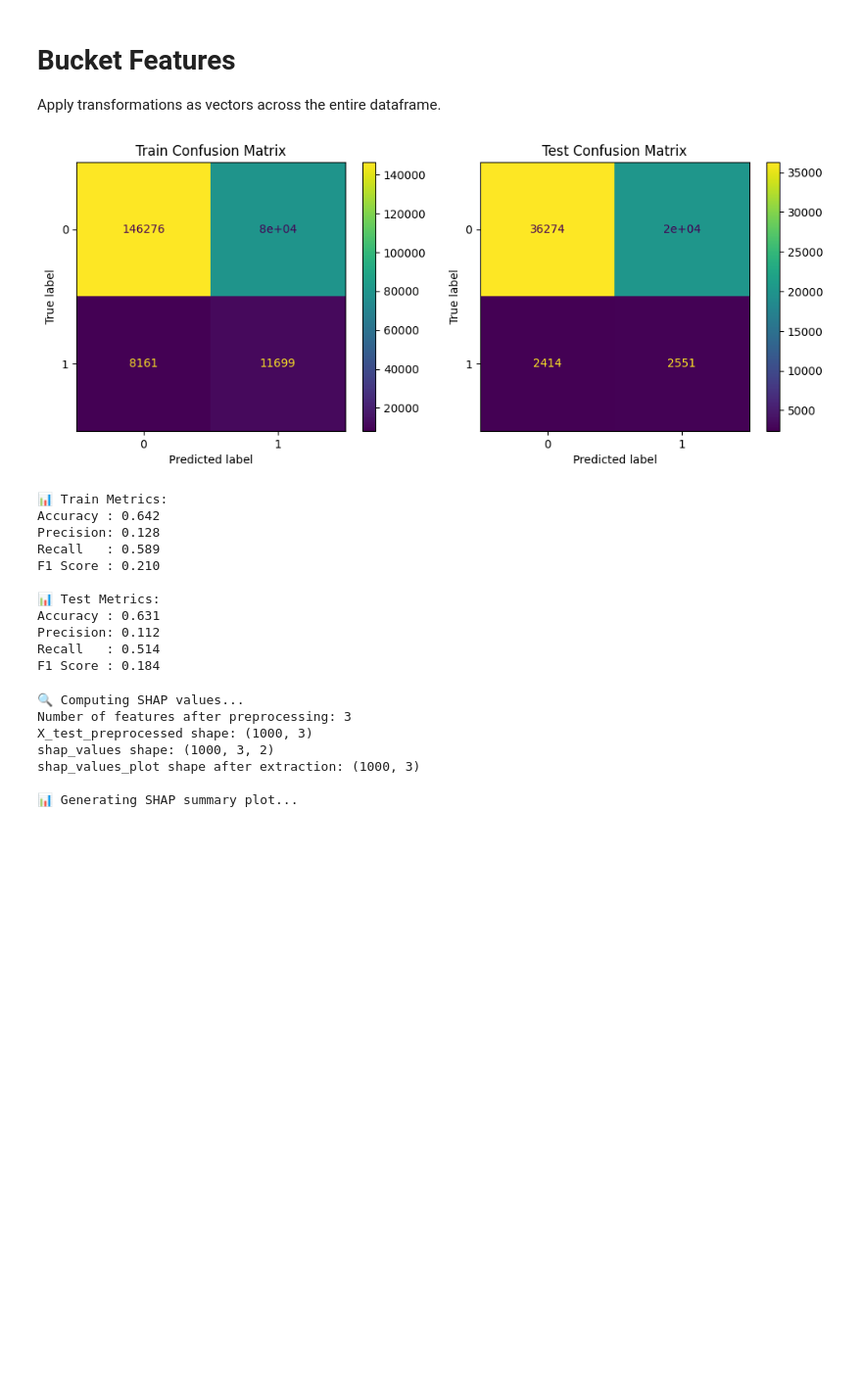
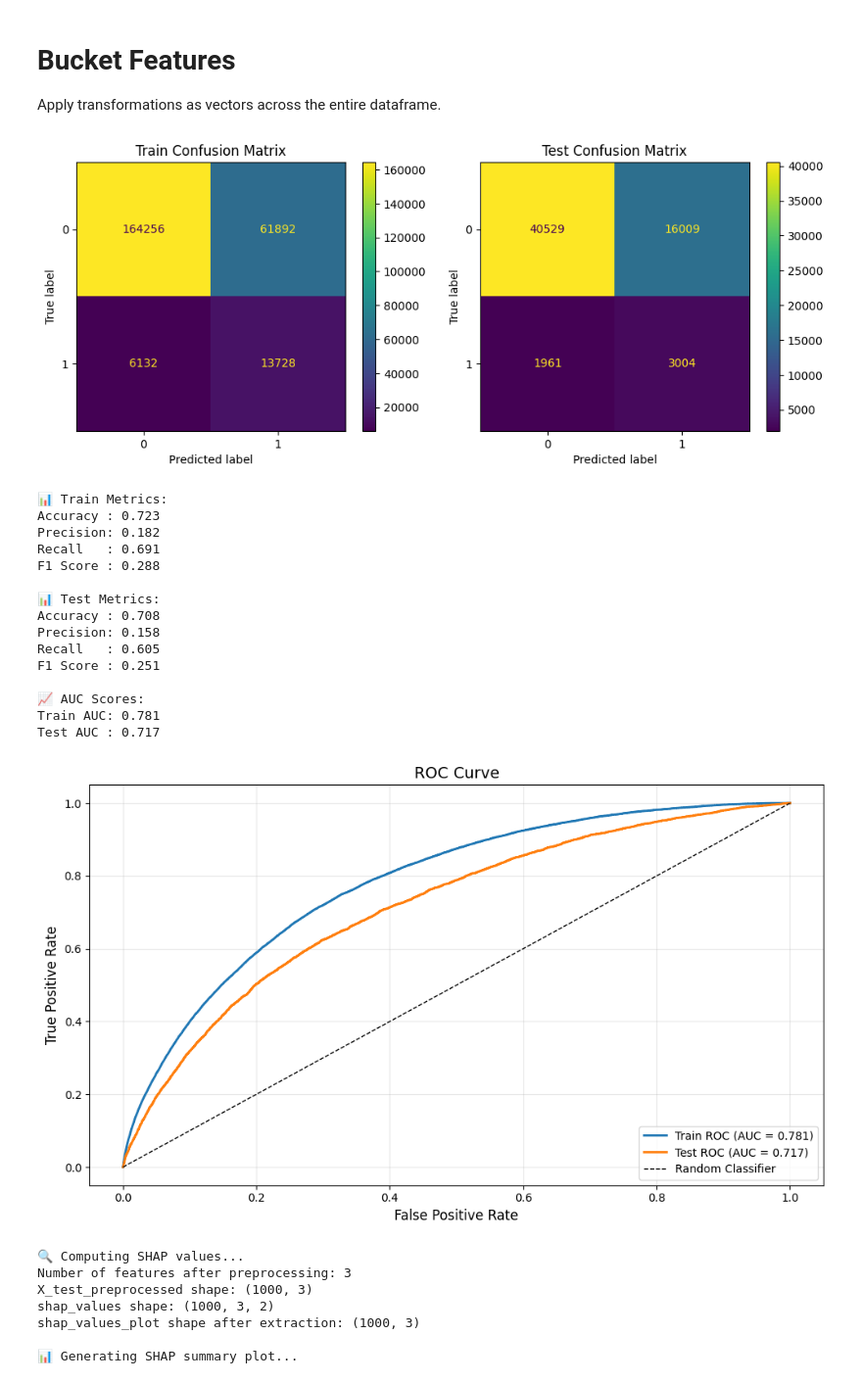
Before and after one commit to caseywhorton/homecredit, a Jupyter notebook: notebooks/preprocessing_model_fit.ipynb, the cells around one changed output. Shown at 98% size. Drawn from its saved outputs; the diff is of its cells as text; code cells hidden in the pictures; blank space fills up the shorter version.

Commit message:
updates to train

```diff
--- a/notebooks/preprocessing_model_fit.ipynb
+++ b/notebooks/preprocessing_model_fit.ipynb
@@ -368,6 +427,12 @@ np.int64(96391)
 # Bucket Features
 
 Apply transformations as vectors across the entire dataframe.
+# %%
+df['LTV'] = df['AMT_CREDIT']/df['AMT_GOODS_PRICE']
+df['DTI'] = df['AMT_ANNUITY']/df['AMT_INCOME_TOTAL']
+df['Employed/Birth'] = df['DAYS_EMPLOYED']/df['DAYS_BIRTH']
+df['Flag_Greater_30'] = (df['DAYS_BIRTH']/-365.25).apply(lambda x: 1 if x > 30 else 0)
+df['Flag_Employment_Greater_5'] = (df['DAYS_EMPLOYED']/-365.25).apply(lambda x: 1 if x > 5 else 0)
 # %%
 #OCCUPATION_TYPE
 df['OCCUPATION_TYPE'] = df.OCCUPATION_TYPE.fillna("Unknown")
@@ -466,6 +531,8 @@ from sklearn.compose import ColumnTransformer
 from sklearn.preprocessing import StandardScaler, OneHotEncoder
 from sklearn.impute import SimpleImputer
 from sklearn.ensemble import RandomForestClassifier
+from sklearn.datasets import make_classification
+from sklearn.metrics import confusion_matrix, ConfusionMatrixDisplay
 
 
 #df = df.dropna().reset_index(drop=True)
@@ -494,7 +561,8 @@ categorical_transformer = Pipeline(steps=[
 # Combine preprocessing
 preprocessor = ColumnTransformer(
     transformers=[
-        ('num', numeric_transformer, numeric_features)
+        ('num', numeric_transformer, numeric_features),
+        ('cat', categorical_transformer, categorical_features)
     ]
 )
 
@@ -513,45 +581,84 @@ model.fit(X_train, y_train)
 # Predictions
 y_train_pred = model.predict(X_train)
 y_test_pred = model.predict(X_test)
 
 # Confusion matrices
 fig, ax = plt.subplots(1, 2, figsize=(10, 4))
 
 ConfusionMatrixDisplay(confusion_matrix(y_train, y_train_pred),
                        display_labels=model.classes_).plot(ax=ax[0])
 ax[0].set_title("Train Confusion Matrix")
 
 ConfusionMatrixDisplay(confusion_matrix(y_test, y_test_pred),
                        display_labels=model.classes_).plot(ax=ax[1])
 ax[1].set_title("Test Confusion Matrix")
 
 plt.tight_layout()
 plt.show()
 from sklearn.metrics import accuracy_score, classification_report
 
 # Evaluate
 def evaluate(y_true, y_pred, dataset_name):
     print(f"\n📊 {dataset_name} Metrics:")
     print(f"Accuracy : {accuracy_score(y_true, y_pred):.3f}")
     print(f"Precision: {precision_score(y_true, y_pred):.3f}")
     print(f"Recall   : {recall_score(y_true, y_pred):.3f}")
     print(f"F1 Score : {f1_score(y_true, y_pred):.3f}")
 
 evaluate(y_train, y_train_pred, "Train")
 evaluate(y_test, y_test_pred, "Test")
+
+# ROC and AUC Calculation
+from sklearn.metrics import roc_curve, auc, roc_auc_score
+import matplotlib.pyplot as plt
+
+# Get probability predictions for the positive class
+y_train_proba = model.predict_proba(X_train)[:, 1]
+y_test_proba = model.predict_proba(X_test)[:, 1]
+
+# Calculate ROC curve
+fpr_train, tpr_train, _ = roc_curve(y_train, y_train_proba)
+fpr_test, tpr_test, _ = roc_curve(y_test, y_test_proba)
+
+# Calculate AUC
+auc_train = roc_auc_score(y_train, y_train_proba)
+auc_test = roc_auc_score(y_test, y_test_proba)
+
+# Print AUC scores
+print(f"\n📈 AUC Scores:")
+print(f"Train AUC: {auc_train:.3f}")
+print(f"Test AUC : {auc_test:.3f}")
+
+# Plot ROC curves
+plt.figure(figsize=(10, 6))
+plt.plot(fpr_train, tpr_train, label=f'Train ROC (AUC = {auc_train:.3f})', linewidth=2)
+plt.plot(fpr_test, tpr_test, label=f'Test ROC (AUC = {auc_test:.3f})', linewidth=2)
+plt.plot([0, 1], [0, 1], 'k--', label='Random Classifier', linewidth=1)
+plt.xlabel('False Positive Rate', fontsize=12)
+plt.ylabel('True Positive Rate', fontsize=12)
+plt.title('ROC Curve', fontsize=14)
+plt.legend(loc='lower right', fontsize=10)
+plt.grid(alpha=0.3)
+plt.tight_layout()
+plt.show()
 # %% [output]
-[figure, old version]
+[figure, new version]
 📊 Train Metrics:
-Accuracy : 0.642
-Precision: 0.128
-Recall   : 0.589
-F1 Score : 0.210
+Accuracy : 0.723
+Precision: 0.182
+Recall   : 0.691
+F1 Score : 0.288
 
 📊 Test Metrics:
-Accuracy : 0.631
-Precision: 0.112
-Recall   : 0.514
-F1 Score : 0.184
+Accuracy : 0.708
+Precision: 0.158
+Recall   : 0.605
+F1 Score : 0.251
+
+📈 AUC Scores:
+Train AUC: 0.781
+Test AUC : 0.717
+[figure, added]
 # %%
 # ========================================
 # SHAP Analysis
```
Also changed, not shown: parts of 2 cells of this notebook, 4 other files.
